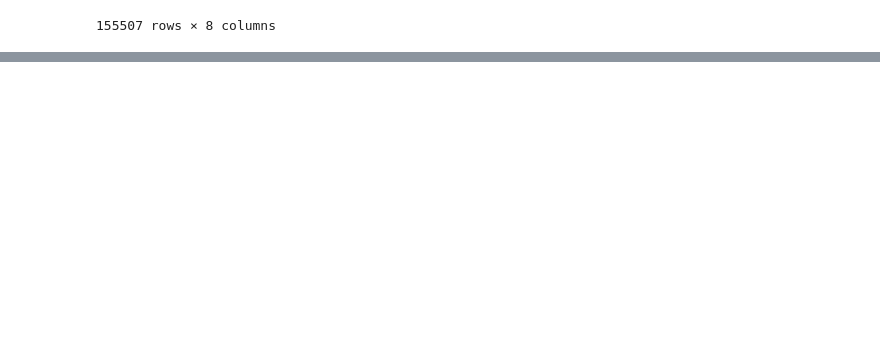
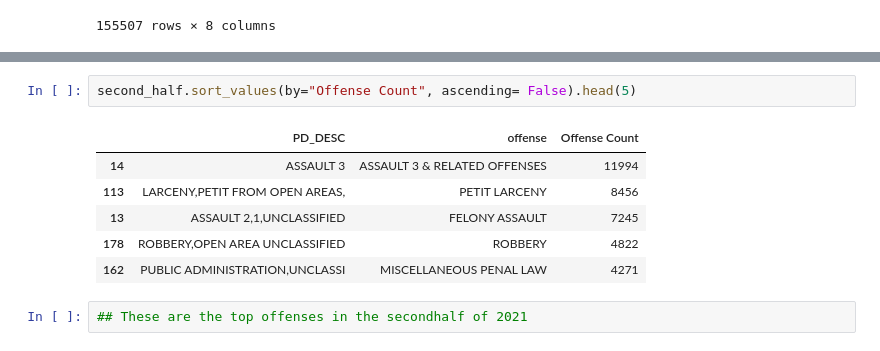
Before and after one commit to briannamonsanto/pitch2, a Jupyter notebook: pitch 2 workbook.ipynb, the cells around one changed output, grey strips where cells are left out. Drawn from its saved outputs; the diff is of its cells as text; blank space fills up the shorter version.

```diff
--- a/pitch 2 workbook.ipynb
+++ b/pitch 2 workbook.ipynb
@@ -330,0 +365,11 @@ first_half.sort_values(by="Offense Count", ascending= False).head(5)
+# %%
+second_half.sort_values(by="Offense Count", ascending= False).head(5)
+# %% [output]
+|  | PD_DESC | offense | Offense Count |
+| 14 | ASSAULT 3 | ASSAULT 3 & RELATED OFFENSES | 11994 |
+| 113 | LARCENY,PETIT FROM OPEN AREAS, | PETIT LARCENY | 8456 |
+| 13 | ASSAULT 2,1,UNCLASSIFIED | FELONY ASSAULT | 7245 |
+| 178 | ROBBERY,OPEN AREA UNCLASSIFIED | ROBBERY | 4822 |
+| 162 | PUBLIC ADMINISTRATION,UNCLASSI | MISCELLANEOUS PENAL LAW | 4271 |
+# %%
+## These are the top offenses in the secondhalf of 2021
```
Also changed, not shown: parts of 19 cells of this notebook.
